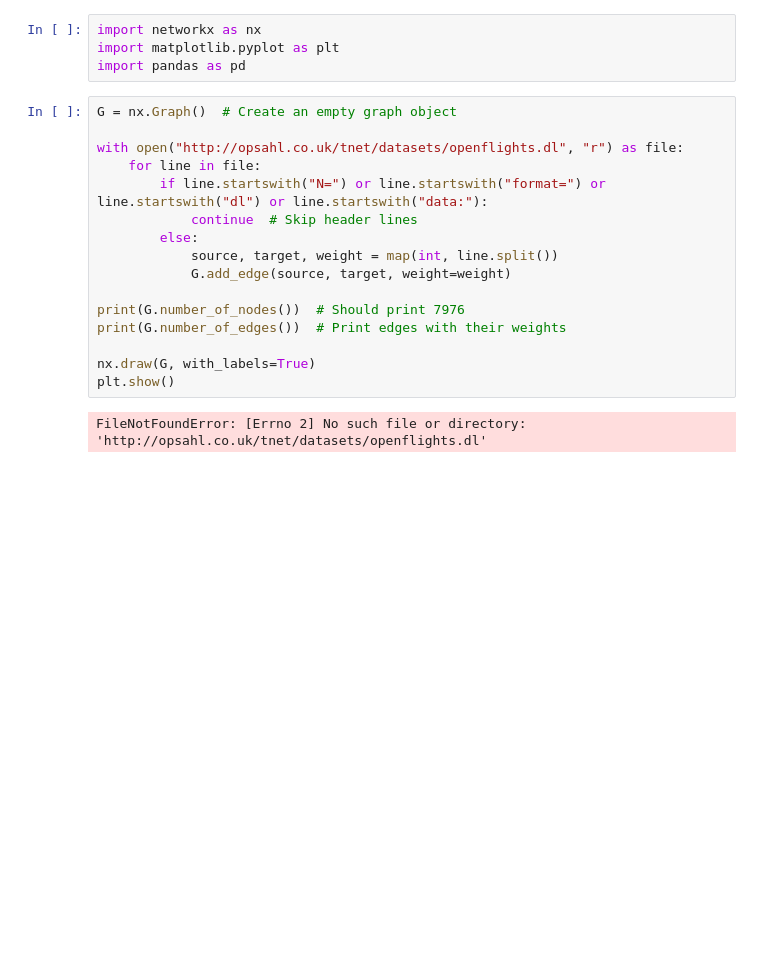
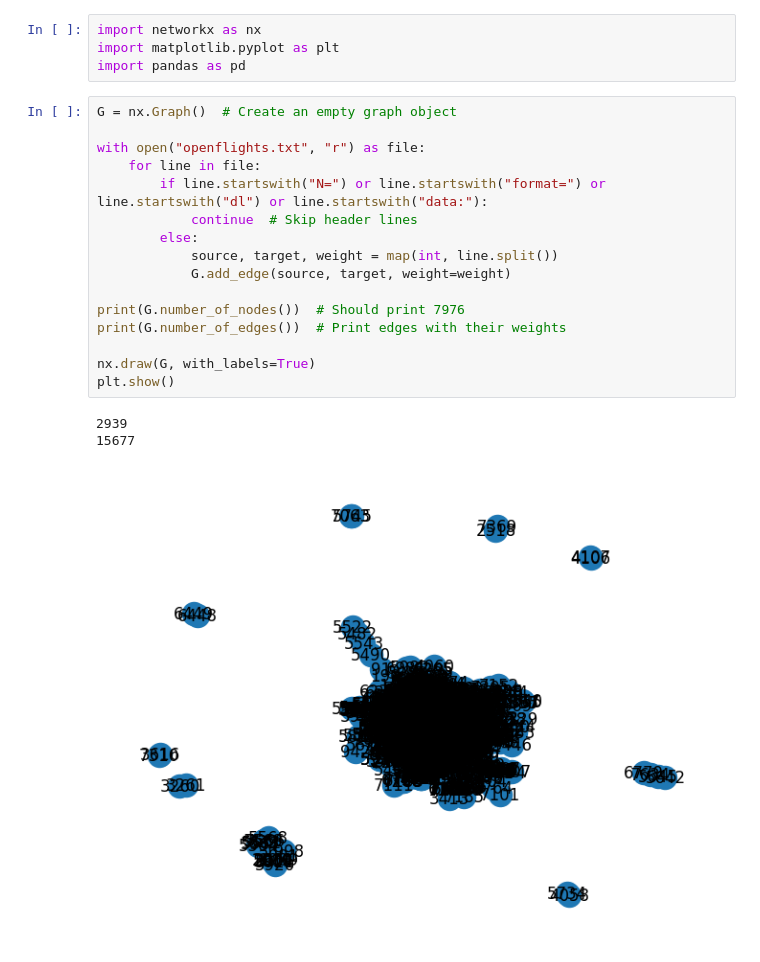
Before and after one commit to JnKamas/projekt_siete, a Jupyter notebook: NetSci.ipynb, the cells around one changed output. Cells and saved outputs as stored; diff of their text form; blank space fills up the shorter version.

```diff
--- a/NetSci.ipynb
+++ b/NetSci.ipynb
@@ -17,19 +14,21 @@ import pandas as pd
 # %%
 G = nx.Graph()  # Create an empty graph object
 
-with open("http://opsahl.co.uk/tnet/datasets/openflights.dl", "r") as file:
+with open("openflights.txt", "r") as file:
     for line in file:
         if line.startswith("N=") or line.startswith("format=") or line.startswith("dl") or line.startswith("data:"):
             continue  # Skip header lines
         else:
             source, target, weight = map(int, line.split())
             G.add_edge(source, target, weight=weight)
 
 print(G.number_of_nodes())  # Should print 7976
 print(G.number_of_edges())  # Print edges with their weights
 
 nx.draw(G, with_labels=True)
 plt.show()
 # %% [output]
-FileNotFoundError: [Errno 2] No such file or directory: 'http://opsahl.co.uk/tnet/datasets/openflights.dl'
+2939
+15677
+[figure, added]
 # %%
```
Also changed, not shown: parts of 2 cells of this notebook.
